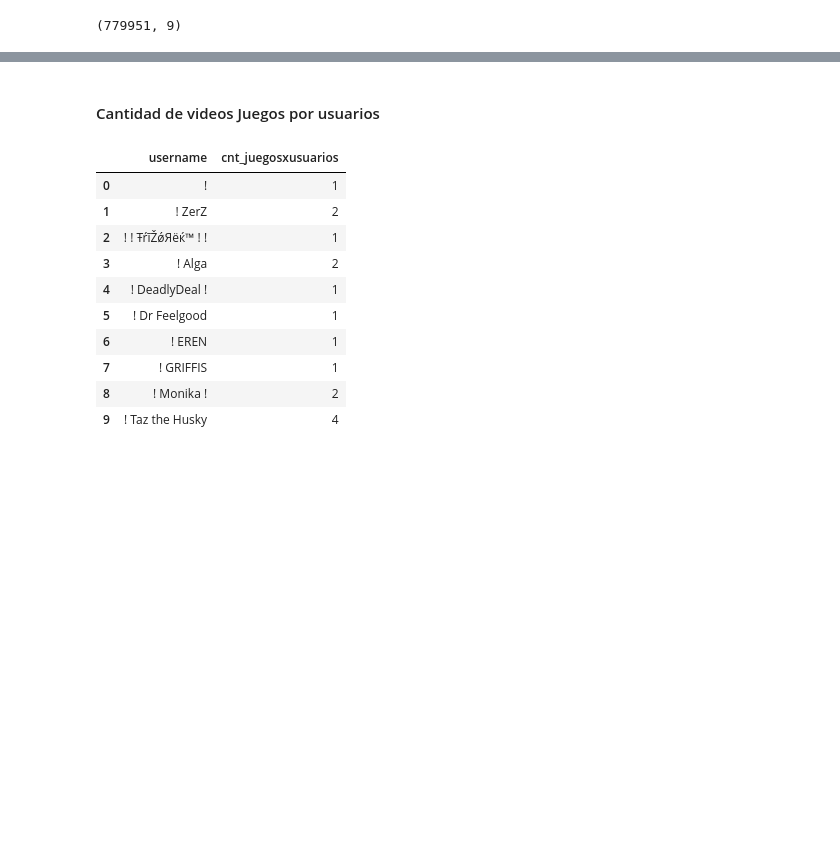
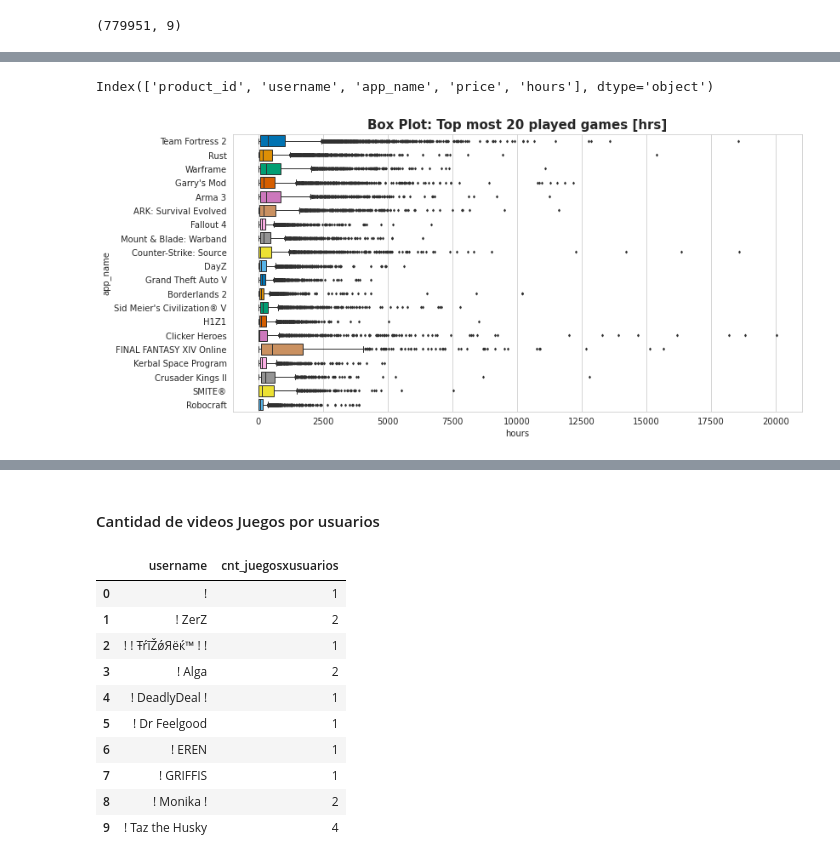
Before and after one commit to gonzalogperez/sistemas-recomendacion-steam, a Jupyter notebook: DS_Proyecto_03_SR.ipynb, the cells around one changed output, grey strips where cells are left out. Drawn from its saved outputs; the diff is of its cells as text; code cells hidden in the pictures; blank space fills up the shorter version.

Commit message:
Número total de horas y número de usuarios por juego

```diff
--- a/DS_Proyecto_03_SR.ipynb
+++ b/DS_Proyecto_03_SR.ipynb
@@ -229,3 +253,6 @@ df.head(2)
 df.shape
 # %% [output]
 (779951, 9)
+# %%
+df1 = df[['product_id','username','app_name','price','hours']]
+df1
@@ -231,0 +275,17 @@ df.shape
+# %%
+# Compute the total number of hours and total number of users per game.
+
+#user_count = df_data_users.loc[df_data_users[col_play] == 1]. \
+#        groupby(col_game)[col_user].agg('count').sort_values(ascending=False)
+user_count = df1.groupby('app_name')['username'].agg('count').sort_values(ascending=False)
+# hours_played = df_data_users.loc[df_data_users[col_play] == 1]. \
+#        groupby(col_game)[col_hour].agg(np.sum).sort_values(ascending=False)
+hours_played = df1.groupby('app_name')['hours'].agg(np.sum).sort_values(ascending=False)
+# %%
+# Create dataframe of top most played games with total hours and total
+    # users per game.
+
+nb_games=20
+df_top_hours_played = pd.DataFrame({'app_name': hours_played.index,
+                                        'hours_played': hours_played.values,
+                                        'user_count': user_count.values})[0:nb_games]
@@ -231,0 +312,27 @@ df.shape
+# %%
+# Get column names from csv.
+col_names = df1.columns
+col_names
+# %% [output]
+Index(['product_id', 'username', 'app_name', 'price', 'hours'], dtype='object')
+# %%
+# Mask criteria for box plot.
+#mask_criteria = df1[col_game].isin(df_top_hours_played['game_name'])
+df_box_plot = df1[['hours', 'app_name']]
+# %%
+# Creación de box-plot.
+fig_h = 1 + 0.25 * max(1, nb_games)
+fig, ax = plt.subplots(figsize=(12, fig_h))
+sns.set_style("whitegrid")
+ax = sns.boxplot(x='hours', y='app_name', data=df_box_plot,
+                 order=df_top_hours_played['app_name'].to_list(),
+                 palette="colorblind",
+                 saturation=1,
+                 linewidth=1,
+                 fliersize=2)
+plt.title('Box Plot: Top most {} played games [hrs]'.format(nb_games),fontsize=15, fontweight='heavy')
+#plt.xlabel('Hours', fontsize=13, fontweight='demi')
+#plt.ylabel('Game', fontsize=13, fontweight='demi')
+plt.show()
+# %% [output]
+[figure, added]
```
Also changed, not shown: parts of 11 cells of this notebook.
